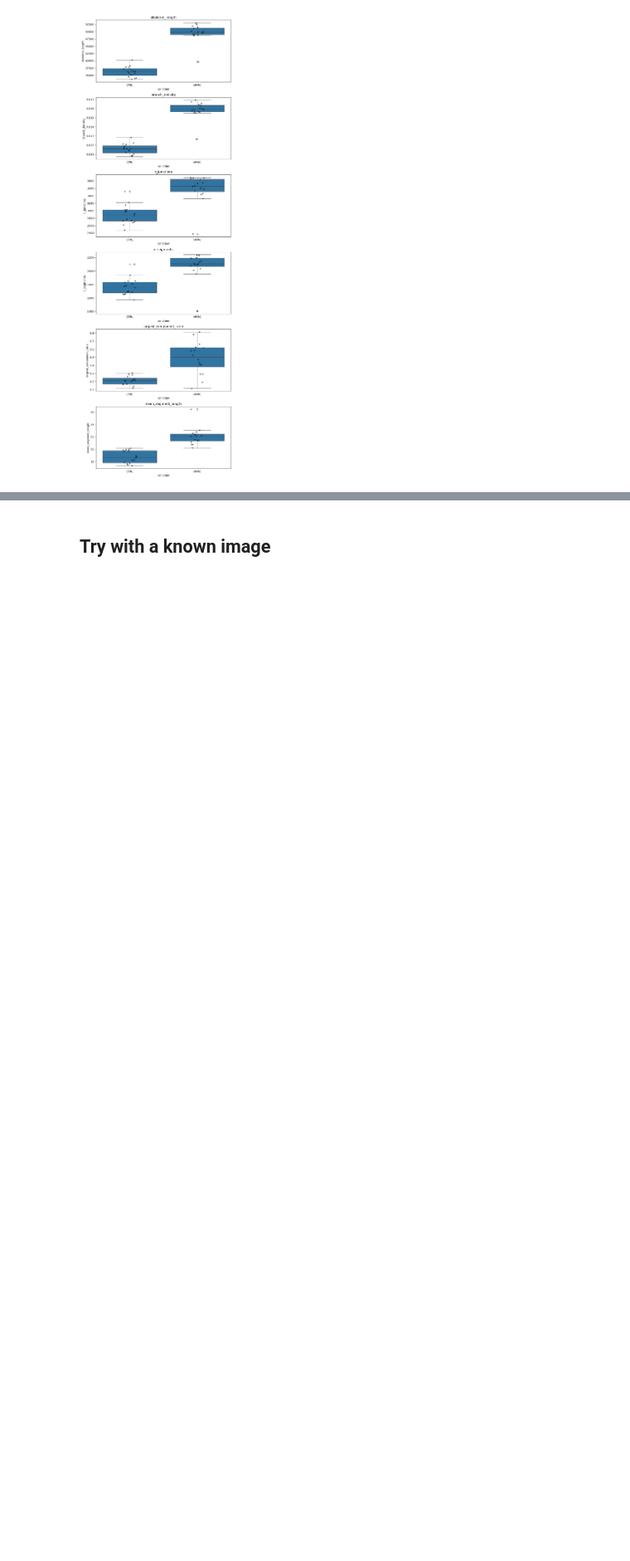
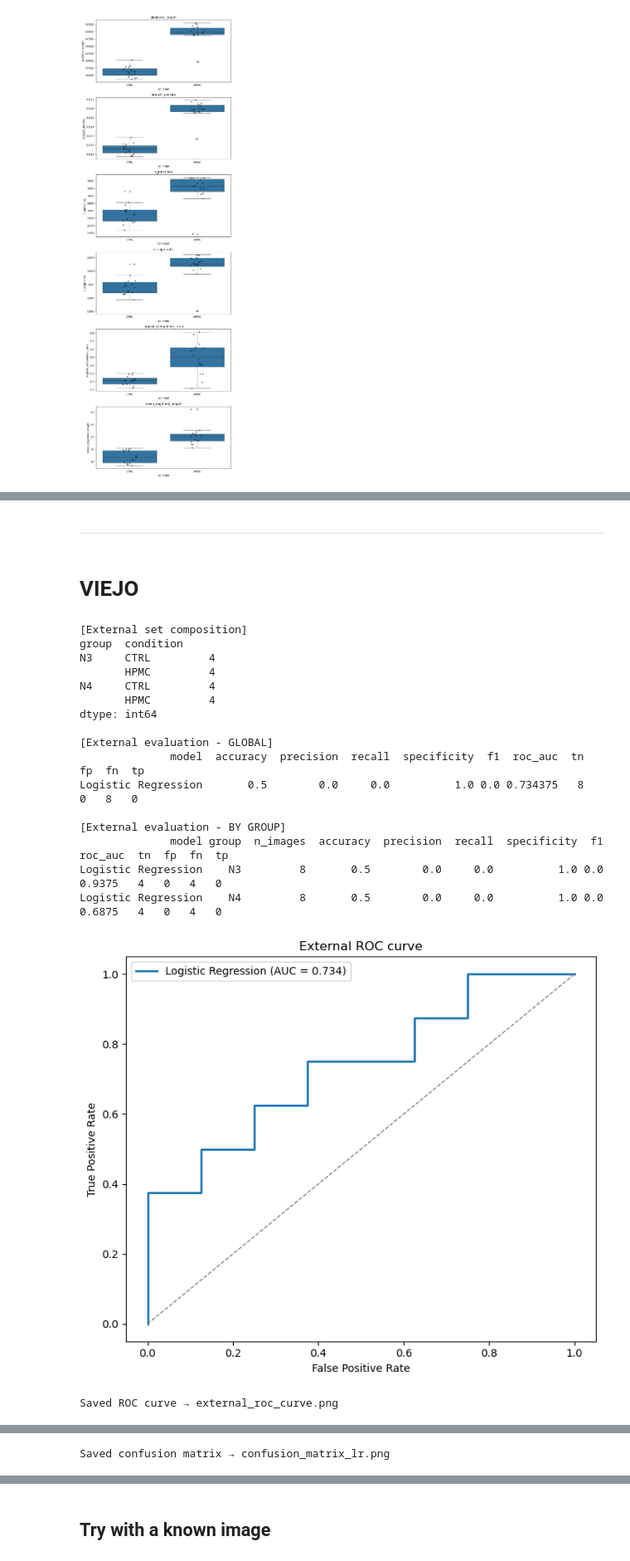
Before and after one commit to alexiagguevara/Proyecto-Final, a Jupyter notebook: main.ipynb, the cells around one changed output, grey strips where cells are left out. Shown at 83% size. Cells and saved outputs as stored; diff of their text form; code cells hidden in the pictures; blank space fills up the shorter version.

```diff
--- a/main.ipynb
+++ b/main.ipynb
@@ -279,0 +509,4 @@ print(loaded_metadata)
+# %% [markdown]
+---
+# %% [markdown]
+# VIEJO
@@ -279,0 +516,39 @@ print(loaded_metadata)
+# %%
+import importlib
+import external_binary_evaluation
+importlib.reload(external_binary_evaluation)
+
+results = external_binary_evaluation.run_external_binary_evaluation(
+    train_df=df_features,
+    eval_base_path="data/Evaluacion",
+    q=80,
+    variant="closing_r3",
+    prune_iters=5,
+    include_random_forest=False
+)
+
+external_binary_evaluation.plot_confusion_matrix_from_result(
+    results["results_for_roc"]["Logistic Regression"],
+    class_names=("Control", "Pro-inflammatory (LPS)"),
+    normalize=False,
+    save_path="confusion_matrix_lr.png"
+)
+# %% [output]
+[External set composition]
+group  condition
+N3     CTRL         4
+       HPMC         4
+N4     CTRL         4
+       HPMC         4
+dtype: int64
+
+[External evaluation - GLOBAL]
+              model  accuracy  precision  recall  specificity  f1  roc_auc  tn  fp  fn  tp
+Logistic Regression       0.5        0.0     0.0          1.0 0.0 0.734375   8   0   8   0
+
+[External evaluation - BY GROUP]
+              model group  n_images  accuracy  precision  recall  specificity  f1  roc_auc  tn  fp  fn  tp
+Logistic Regression    N3         8       0.5        0.0     0.0          1.0 0.0   0.9375   4   0   4   0
+Logistic Regression    N4         8       0.5        0.0     0.0          1.0 0.0   0.6875   4   0   4   0
+[figure, added]
+Saved ROC curve → external_roc_curve.png
@@ -279,0 +556 @@ print(loaded_metadata)
+Saved confusion matrix → confusion_matrix_lr.png
```
Also changed, not shown: parts of 47 cells of this notebook, 19 other files.
